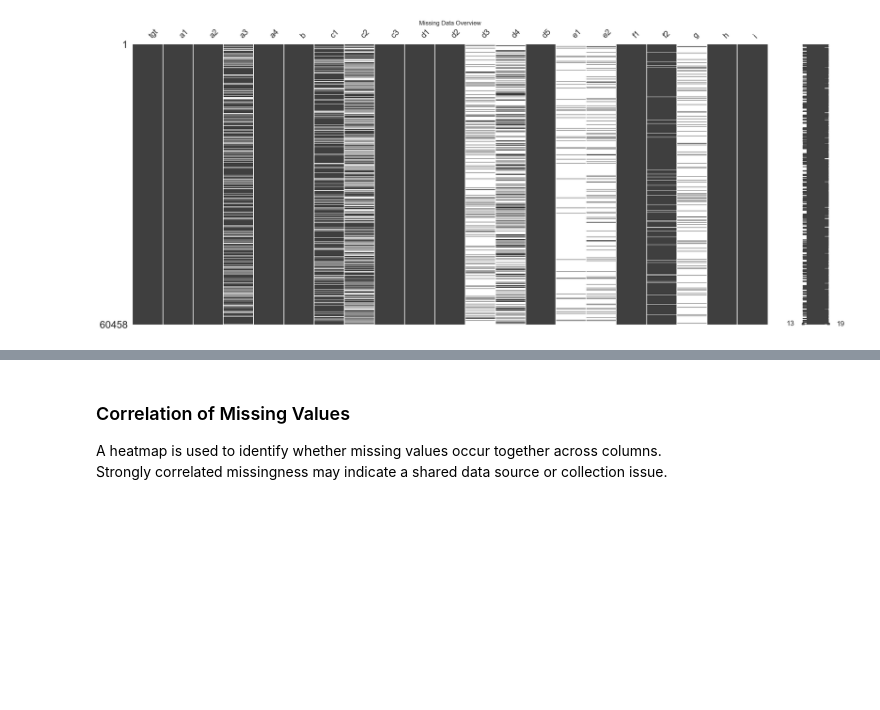
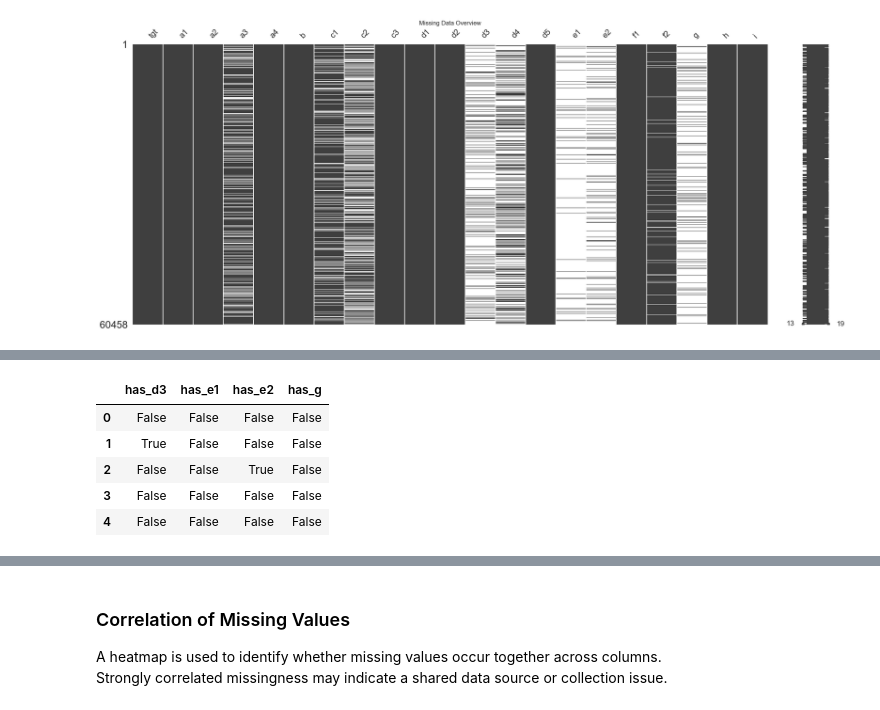
Before and after one commit to berkay-eren/setu-datamining-assignment1, a Jupyter notebook: 20115725-BerkayEren-CA1_Pass1.ipynb, the cells around one changed output, grey strips where cells are left out. Cells and saved outputs as stored; diff of their text form; code cells hidden in the pictures; blank space fills up the shorter version.

```diff
--- a/20115725-BerkayEren-CA1_Pass1.ipynb
+++ b/20115725-BerkayEren-CA1_Pass1.ipynb
@@ -115,0 +160,17 @@ The right-side bar (13–19) shows most records have between 13 and 19 valid ent
+# %%
+# features with high missingness (>80%) to flag
+high_missing_cols = ['d3', 'e1', 'e2', 'g']
+
+for col in high_missing_cols:
+    if col in df.columns:
+        df[f'has_{col}'] = df[col].notna()
+
+# quick check
+df[[f'has_{col}' for col in high_missing_cols if f'has_{col}' in df.columns]].head()
+# %% [output]
+|  | has_d3 | has_e1 | has_e2 | has_g |
+| 0 | False | False | False | False |
+| 1 | True | False | False | False |
+| 2 | False | False | True | False |
+| 3 | False | False | False | False |
+| 4 | False | False | False | False |
```
Also changed, not shown: parts of 23 cells of this notebook, 2 other files.
